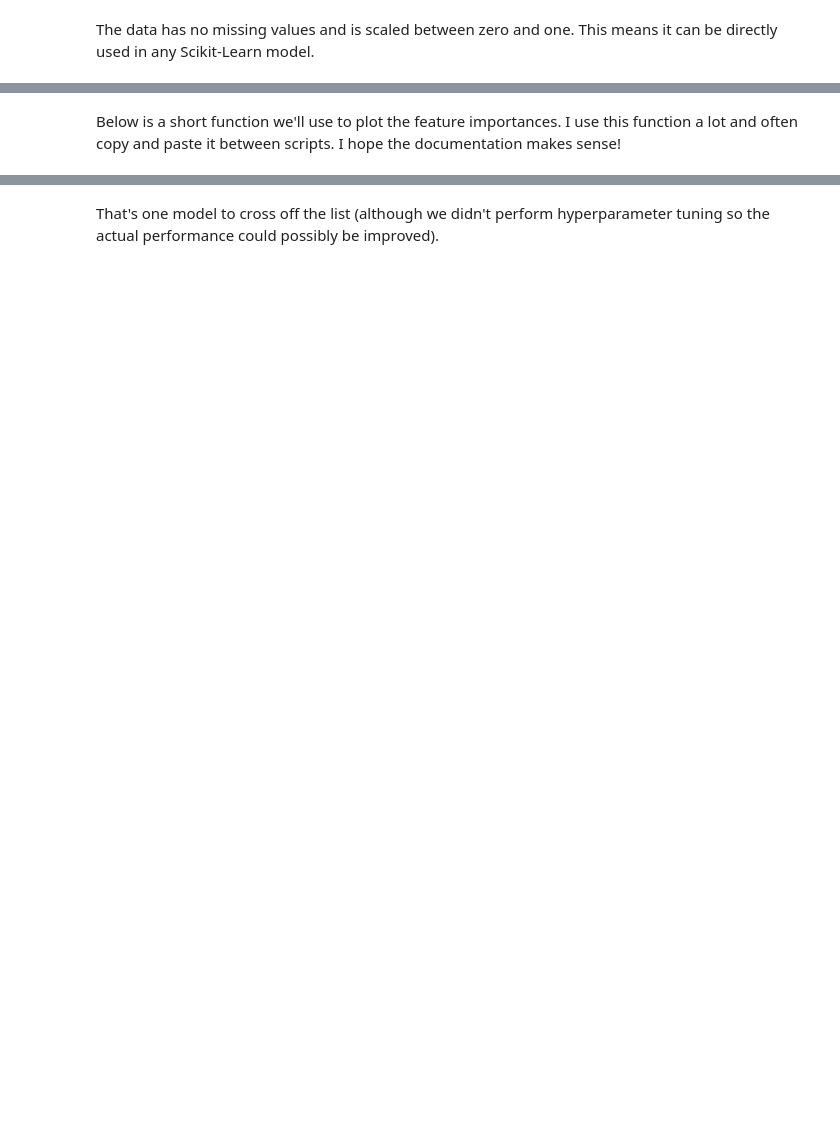
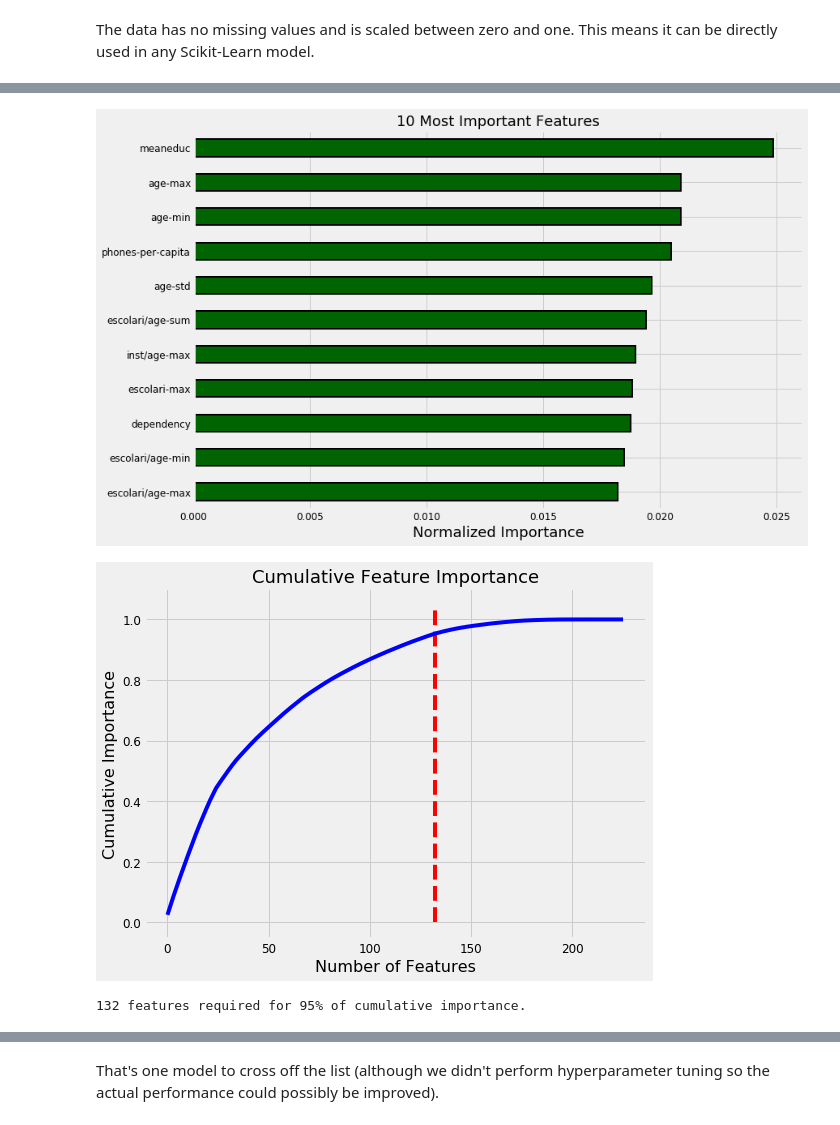
Before and after one commit to dogmatix76/Costa-Rican-Household-Poverty-Level-Prediction, a Jupyter notebook: CRHPL.ipynb, the cells around one changed output, grey strips where cells are left out. Drawn from its saved outputs; the diff is of its cells as text; code cells hidden in the pictures; blank space fills up the shorter version.

```diff
--- a/CRHPL.ipynb
+++ b/CRHPL.ipynb
@@ -1383,2 +1385,0 @@ feature_importances.head()
-# %% [markdown]
-Below is a short function we'll use to plot the feature importances. I use this function a lot and often copy and paste it between scripts. I hope the documentation makes sense!
@@ -1450,3 +1389,7 @@ def plot_feature_importances(df, n = 10, threshold = None):
 # %%
-norm_fi = plot_feature_importances(feature_importances, threshold=0.95)
+norm_fi = feature_importances_plot(feature_importances, threshold=0.95)
+# %% [output]
+[figure, added]
+[figure, added]
+132 features required for 95% of cumulative importance.
 # %% [markdown]
```
Also changed, not shown: parts of 23 cells of this notebook.
